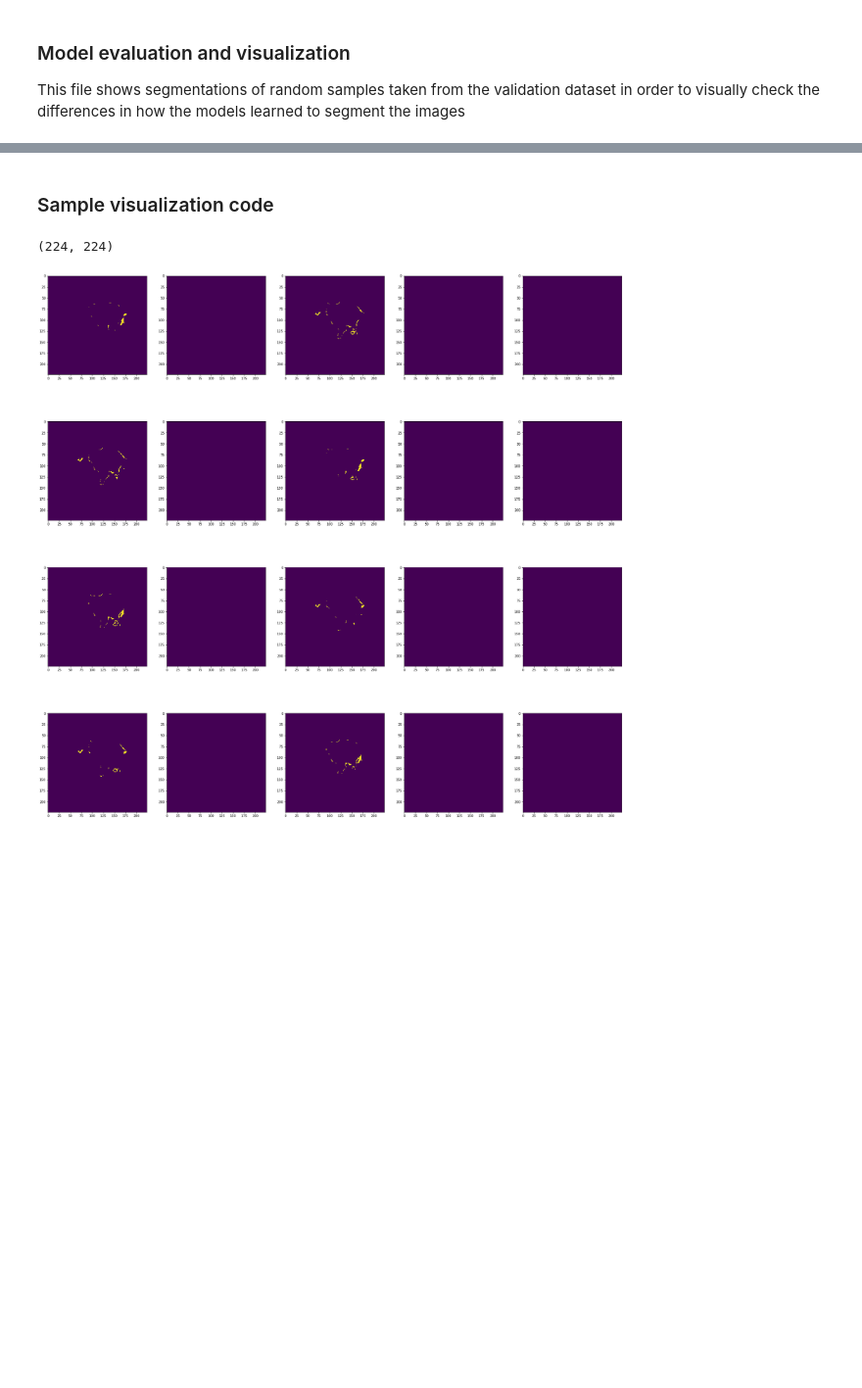
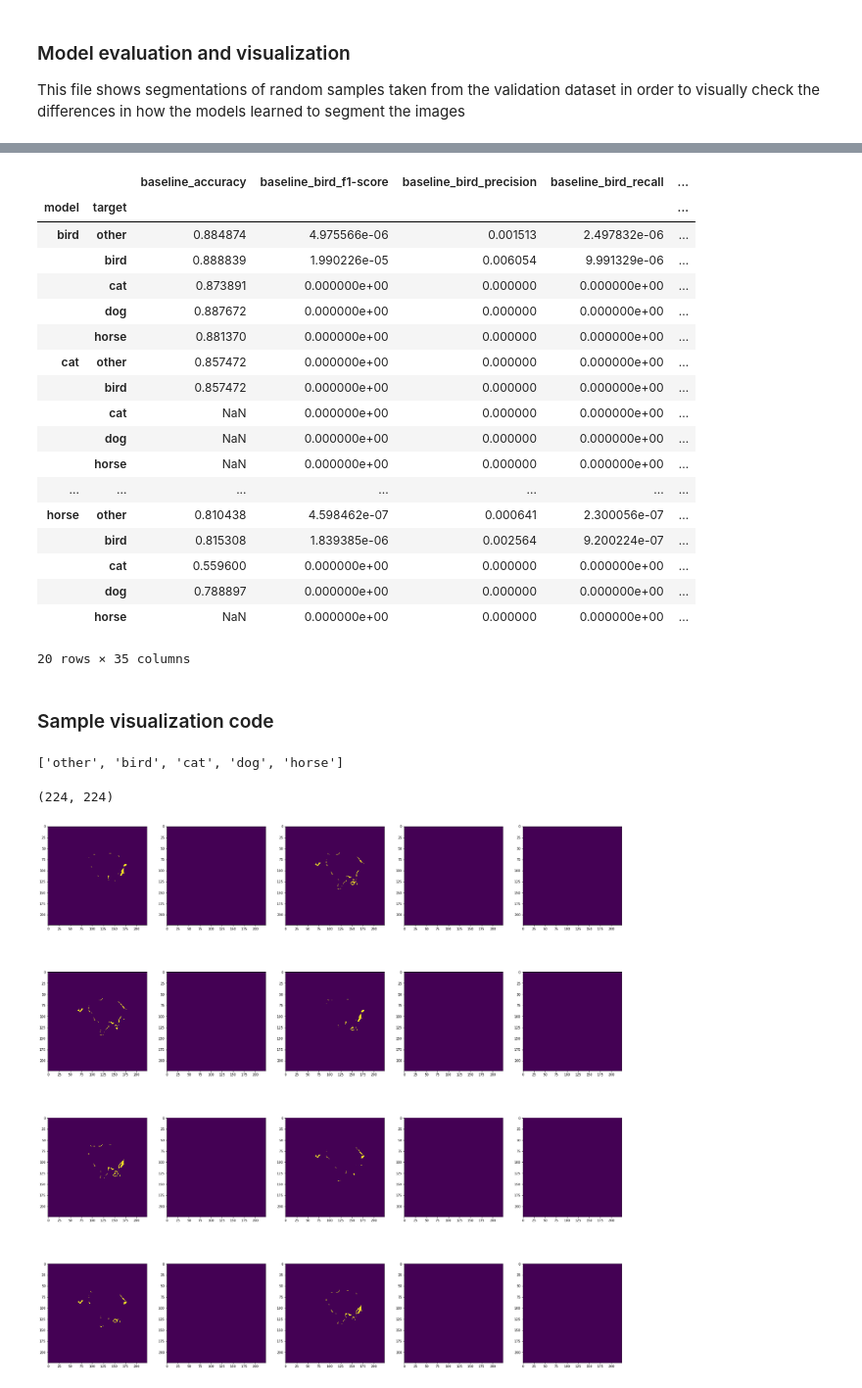
Before and after one commit to edoardogiacomello/DistributedSegmentation, a Jupyter notebook: src/COCO_Model_Evaluation.ipynb, the cells around one changed output, grey strips where cells are left out. Shown: that part at 98% size. Drawn from its saved outputs; the diff is of its cells as text; code cells hidden in the pictures; blank space fills up the shorter version.

```diff
--- a/src/Model_Evaluation.ipynb
+++ b/src/COCO_Model_Evaluation.ipynb
@@ -17,5 +17,5 @@ MODEL_EPOCH = 1
 # %%
-tools = NegotiationTools()
+tools = StatisticsLogger()
 model_path = ['models/{}/model_ep{}.h5'.format(label,MODEL_EPOCH) for label in LABEL_TO_ID.keys()]
 
 models = [SegmentationModel(label) for label in ALL_LABELS]
@@ -43,16 +42,8 @@ for m in models:
         pred = m.predict(x).numpy()
         row['mae'] = np.mean(np.abs(pred - ground_truth))
         pred_binary = np.equal(pred, pred.max(axis=-1)[...,np.newaxis])
-        row['dice_score'] = tools.dice_score(pred_binary, ground_truth.astype(np.bool))
+        stats = tools.compute_statistics(ground_truth=ground_truth[0], predictions=pred_binary[0], prefix='baseline_', label_names=m.CHANNEL_NAMES)
+        row.update(stats)
         results = results.append(row, ignore_index=True)
-
-scores = pd.DataFrame()
-for g, group in results.groupby(['model']):
-    row = {'model_label':g, 'mae':group['mae'].mean(), 'dice_score':group['dice_score'].mean()}
-    scores = scores.append(row, ignore_index=True)
-
-z_scores = scores[scores.select_dtypes(include=[np.number]).columns].apply(zscore)
-performances = scores.join(z_scores, rsuffix='_z')
-performances.to_csv('results/model_ep{}_validation_performances.csv'.format(MODEL_EPOCH), index_label=False, index=False)
 # %% [output]
 Processing model trained on bird
@@ -71,17 +74,29 @@ for m in models:
         pred = m.predict(x).numpy()
         row['mae'] = np.mean(np.abs(pred - ground_truth))
         pred_binary = np.equal(pred, pred.max(axis=-1)[...,np.newaxis])
-        row['dice_score'] = tools.dice_score(pred_binary, ground_truth.astype(np.bool))
+        stats = tools.compute_statistics(ground_truth=ground_truth[0], predictions=pred_binary[0], prefix='baseline_', label_names=m.CHANNEL_NAMES)
+        row.update(stats)
         results = results.append(row, ignore_index=True)
+results.to_csv('results/bcdh_baseline_ep{}_test_performances_per_sample.csv'.format(MODEL_EPOCH), index_label=False, index=False)
+# scores = pd.DataFrame()
+# for g, group in results.groupby(['model']):
+#     row = {'model_label':g, 'mae':group['mae'].mean(), 'dice_score':group['dice_score'].mean()}
+#     scores = scores.append(row, ignore_index=True)
 
-scores = pd.DataFrame()
-for g, group in results.groupby(['model']):
-    row = {'model_label':g, 'mae':group['mae'].mean(), 'dice_score':group['dice_score'].mean()}
-    scores = scores.append(row, ignore_index=True)
+# z_scores = scores[scores.select_dtypes(include=[np.number]).columns].apply(zscore)
+# performances = scores.join(z_scores, rsuffix='_z')
+# performances.to_csv('results/model_ep{}_test_performances.csv'.format(MODEL_EPOCH), index_label=False, index=False)
 
-z_scores = scores[scores.select_dtypes(include=[np.number]).columns].apply(zscore)
-performances = scores.join(z_scores, rsuffix='_z')
-performances.to_csv('results/model_ep{}_test_performances.csv'.format(MODEL_EPOCH), index_label=False, index=False)
+# Processing Performances on other datasets
+final_performances = pd.DataFrame()
+for g, gr in results.groupby('model'):
+    # For each model, we select only the samples that has each label and average their performances
+    for label in CHANNEL_NAMES:
+        filtered = gr.loc[gr['baseline_{}_support'.format(label)]>0]['baseline_{}_f1-score'.format(label)].to_frame()
+        filtered['model'] = g
+        filtered['target'] = label
+        final_performances = final_performances.append(filtered, ignore_index=True)
+final_performances = final_performances.groupby(['model', 'target']).mean()
 # %% [output]
 Processing model trained on bird
 Processing model trained on cat
@@ -90,5 +134,31 @@ Processing model trained on horse
+# %%
+final_performances.set_index(['model', 'target'])
+# %% [output]
+|  |  | baseline_accuracy | baseline_bird_f1-score | baseline_bird_precision | baseline_bird_recall | ... |
+| model | target |  |  |  |  | ... |
+| bird | other | 0.884874 | 4.975566e-06 | 0.001513 | 2.497832e-06 | ... |
+|  | bird | 0.888839 | 1.990226e-05 | 0.006054 | 9.991329e-06 | ... |
+|  | cat | 0.873891 | 0.000000e+00 | 0.000000 | 0.000000e+00 | ... |
+|  | dog | 0.887672 | 0.000000e+00 | 0.000000 | 0.000000e+00 | ... |
+|  | horse | 0.881370 | 0.000000e+00 | 0.000000 | 0.000000e+00 | ... |
+| cat | other | 0.857472 | 0.000000e+00 | 0.000000 | 0.000000e+00 | ... |
+|  | bird | 0.857472 | 0.000000e+00 | 0.000000 | 0.000000e+00 | ... |
+|  | cat | NaN | 0.000000e+00 | 0.000000 | 0.000000e+00 | ... |
+|  | dog | NaN | 0.000000e+00 | 0.000000 | 0.000000e+00 | ... |
+|  | horse | NaN | 0.000000e+00 | 0.000000 | 0.000000e+00 | ... |
+| ... | ... | ... | ... | ... | ... | ... |
+| horse | other | 0.810438 | 4.598462e-07 | 0.000641 | 2.300056e-07 | ... |
+|  | bird | 0.815308 | 1.839385e-06 | 0.002564 | 9.200224e-07 | ... |
+|  | cat | 0.559600 | 0.000000e+00 | 0.000000 | 0.000000e+00 | ... |
+|  | dog | 0.788897 | 0.000000e+00 | 0.000000 | 0.000000e+00 | ... |
+|  | horse | NaN | 0.000000e+00 | 0.000000 | 0.000000e+00 | ... |
+20 rows × 35 columns
 # %% [markdown]
 ### Sample visualization code
+# %%
+CHANNEL_NAMES
+# %% [output]
+['other', 'bird', 'cat', 'dog', 'horse']
 # %%
 from matplotlib import pyplot as plt
 def visualize_results(x_np, y_np, preds_np, x_original):
```
Also changed, not shown: parts of 9 cells of this notebook, 19 other files.
